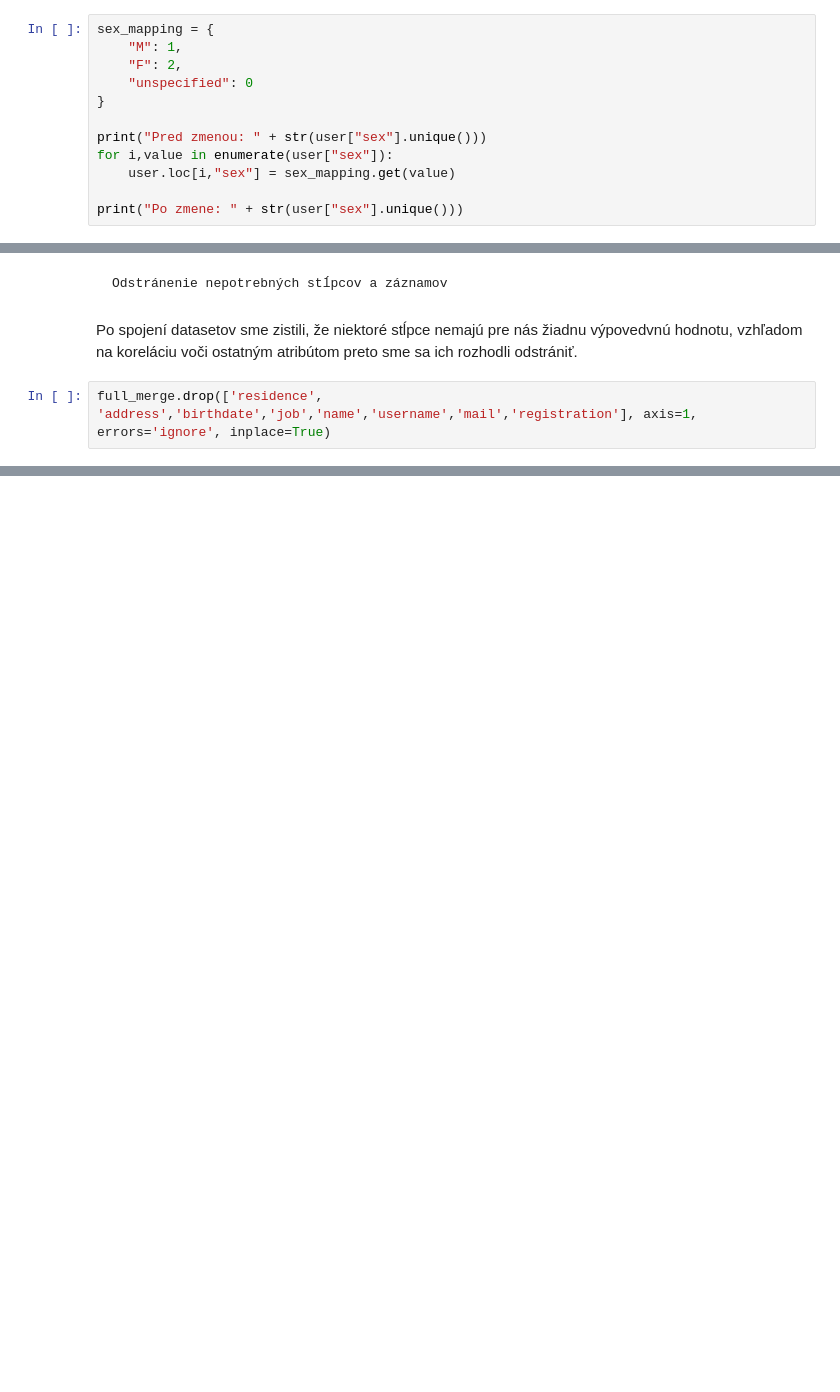
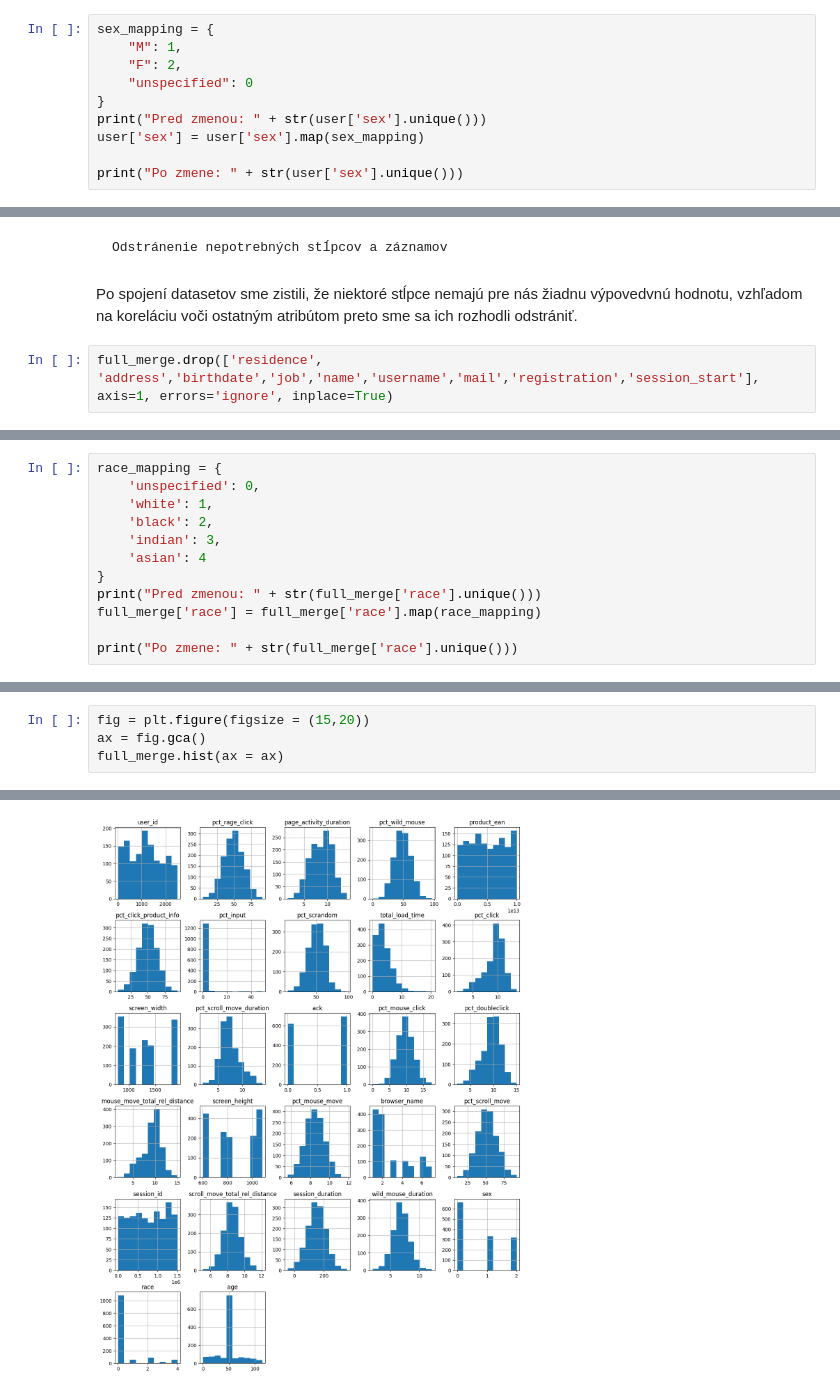
Before and after one commit to LukasLovas/IAU_Project_LL_DL, a Jupyter notebook: zadanie_1_časť.ipynb, the cells around one changed output, grey strips where cells are left out. Cells and saved outputs as stored; diff of their text form; blank space fills up the shorter version.

```diff
--- a/zadanie_1_časť.ipynb
+++ b/zadanie_1_časť.ipynb
@@ -586,12 +587,10 @@ sex_mapping = {
     "F": 2,
     "unspecified": 0
 }
+print("Pred zmenou: " + str(user['sex'].unique()))
+user['sex'] = user['sex'].map(sex_mapping)
 
-print("Pred zmenou: " + str(user["sex"].unique()))
-for i,value in enumerate(user["sex"]):
-    user.loc[i,"sex"] = sex_mapping.get(value)
-
-print("Po zmene: " + str(user["sex"].unique()))
+print("Po zmene: " + str(user['sex'].unique()))
 # %% [output]
 Pred zmenou: ['M' 'unspecified' 'F']
 Po zmene: [1 0 2]
@@ -1200,7 +1232,7 @@ dtype: int64
 # %% [markdown]
 Po spojení datasetov sme zistili, že niektoré stĺpce nemajú pre nás žiadnu výpovedvnú hodnotu, vzhľadom na koreláciu voči ostatným atribútom preto sme sa ich rozhodli odstrániť.
 # %%
-full_merge.drop(['residence', 'address','birthdate','job','name','username','mail','registration'], axis=1, errors='ignore', inplace=True)
+full_merge.drop(['residence', 'address','birthdate','job','name','username','mail','registration','session_start'], axis=1, errors='ignore', inplace=True)
 # %%
 full_merge.head()
 # %% [output]
@@ -1215,0 +1280,12 @@ full_merge.head()
+# %%
+race_mapping = {
+    'unspecified': 0,
+    'white': 1,
+    'black': 2,
+    'indian': 3,
+    'asian': 4
+}
+print("Pred zmenou: " + str(full_merge['race'].unique()))
+full_merge['race'] = full_merge['race'].map(race_mapping)
+
+print("Po zmene: " + str(full_merge['race'].unique()))
@@ -1215,0 +1342,5 @@ full_merge.head()
+# %%
+fig = plt.figure(figsize = (15,20))
+ax = fig.gca()
+full_merge.hist(ax = ax)
+# %% [output]
@@ -1215,0 +1364 @@ full_merge.head()
+[figure, added]
```
Also changed, not shown: parts of 34 cells of this notebook.
